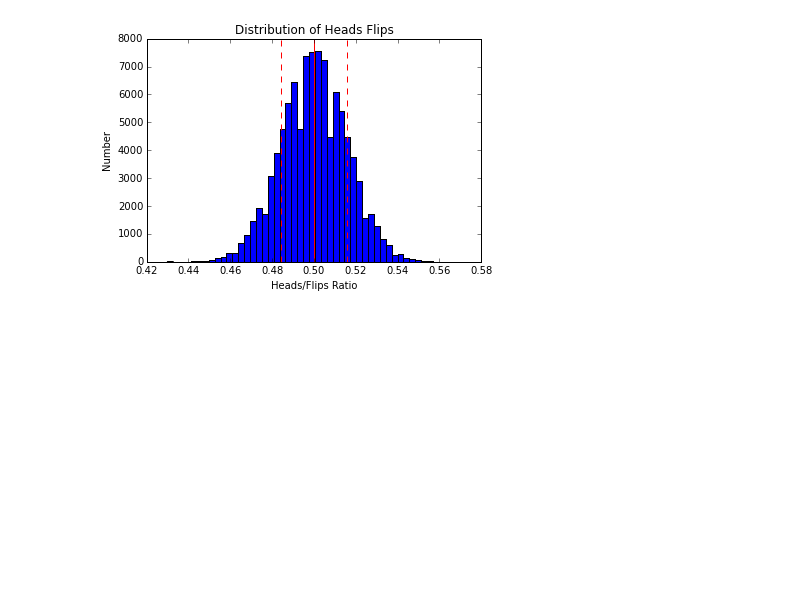
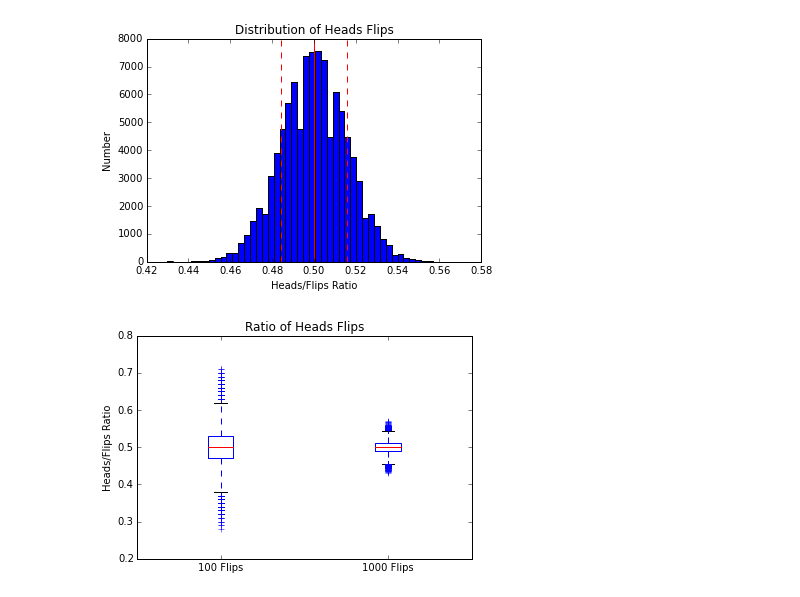
Before and after one commit to tiy-gvl-python-2015-09/charting-coin-flips, a Jupyter notebook: Charting Coin Flips.ipynb, the cells around one changed output. Cells and saved outputs as stored; diff of their text form; code cells hidden in the pictures; blank space fills up the shorter version.

Commit message:
Boxplots added

```diff
--- a/Charting Coin Flips.ipynb
+++ b/Charting Coin Flips.ipynb
@@ -209,3 +209,13 @@ plt.vlines([th_heads_mean - th_heads_stdev, th_heads_mean + th_heads_stdev], ymi
 plt.show()
 # %% [output]
 [figure]
+# %%
+plt.boxplot([hundred_ratios, thousand_ratios])
+ymin, ymax = plt.ylim()
+plt.ylim(ymin, ymax)
+plt.title("Ratio of Heads Flips")
+plt.ylabel("Heads/Flips Ratio")
+plt.xticks(range(1,3), ["100 Flips", "1000 Flips"])
+plt.show()
+# %% [output]
+[figure, added]
```
